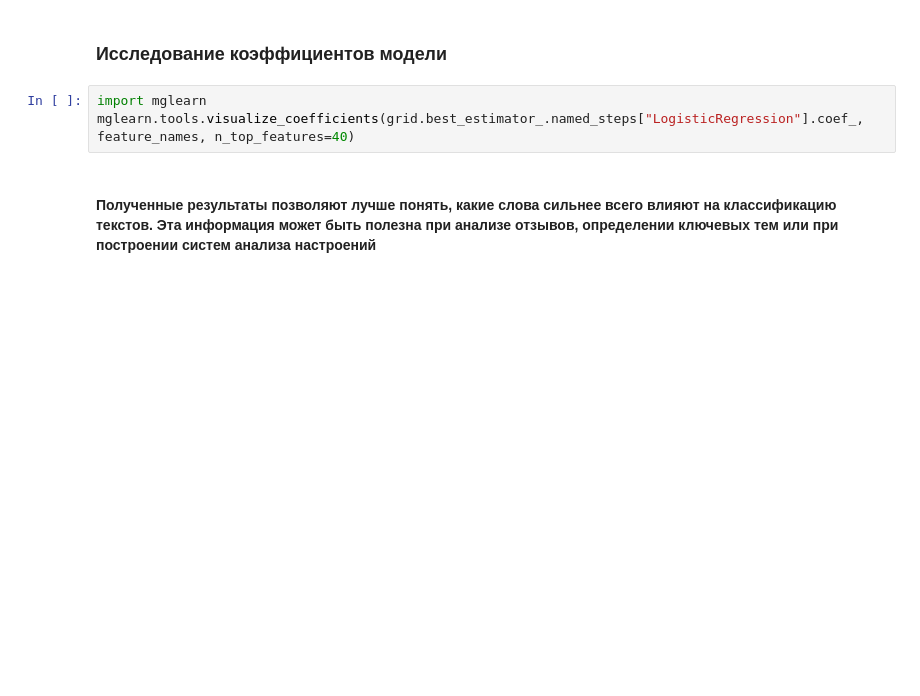
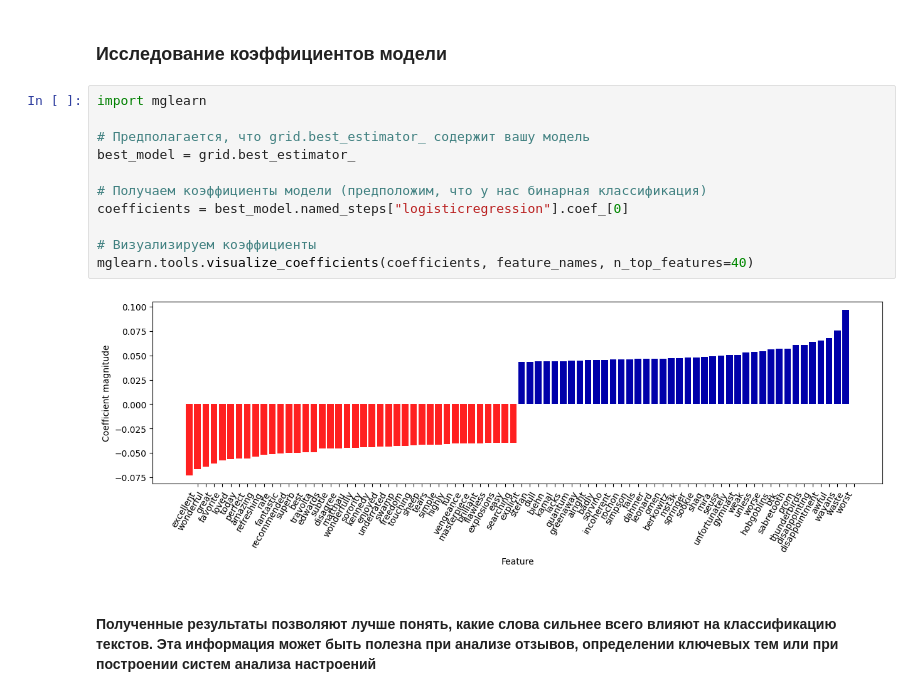
Before and after one commit to BBegzada/Big-Data, a Jupyter notebook: Lab7_BekievaBegzada.ipynb, the cells around one changed output. Drawn from its saved outputs; the diff is of its cells as text; blank space fills up the shorter version.

```diff
--- a/Lab7_BekievaBegzada.ipynb
+++ b/Lab7_BekievaBegzada.ipynb
@@ -360,6 +390,16 @@ print("Признаки с наименьшими значениями idf:\n{}"
 <h3>Исследование коэффициентов модели</h3>
 # %%
 import mglearn
-mglearn.tools.visualize_coefficients(grid.best_estimator_.named_steps["LogisticRegression"].coef_, feature_names, n_top_features=40)
+
+# Предполагается, что grid.best_estimator_ содержит вашу модель
+best_model = grid.best_estimator_
+
+# Получаем коэффициенты модели (предположим, что у нас бинарная классификация)
+coefficients = best_model.named_steps["logisticregression"].coef_[0]
+
+# Визуализируем коэффициенты
+mglearn.tools.visualize_coefficients(coefficients, feature_names, n_top_features=40)
+# %% [output]
+[figure, added]
 # %% [markdown]
 <h4>Полученные результаты позволяют лучше понять, какие слова сильнее всего влияют на классификацию текстов. Эта информация может быть полезна при анализе отзывов, определении ключевых тем или при построении систем анализа настроений</h4>
```
Also changed, not shown: parts of 3 cells of this notebook.
